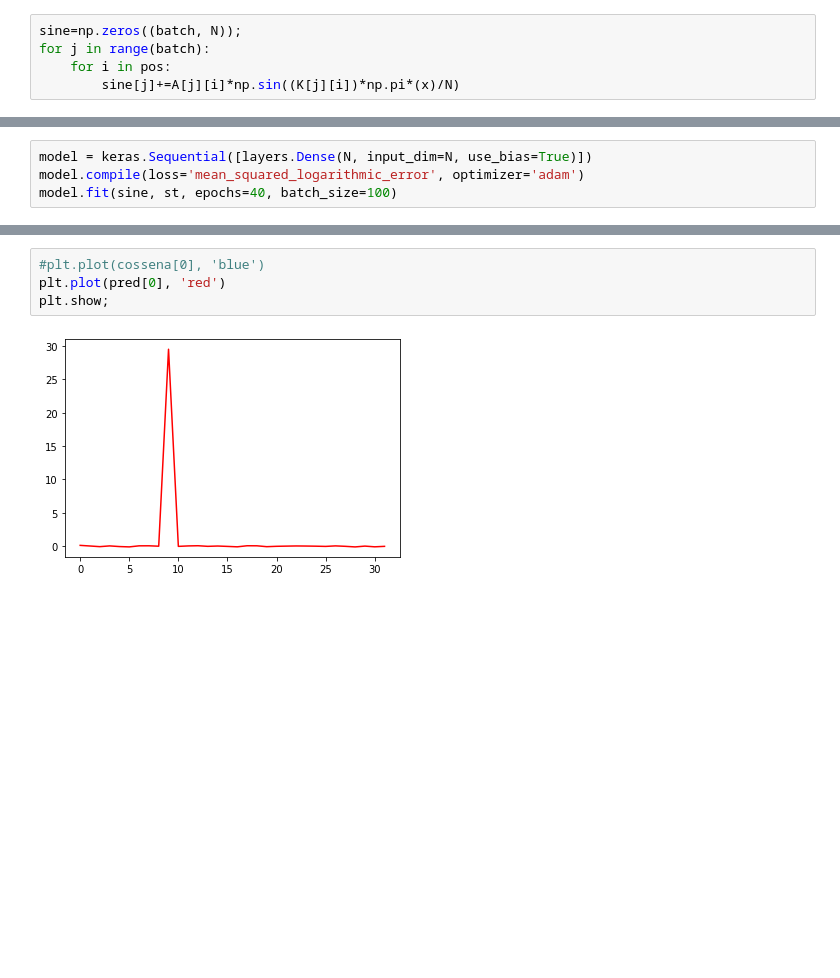
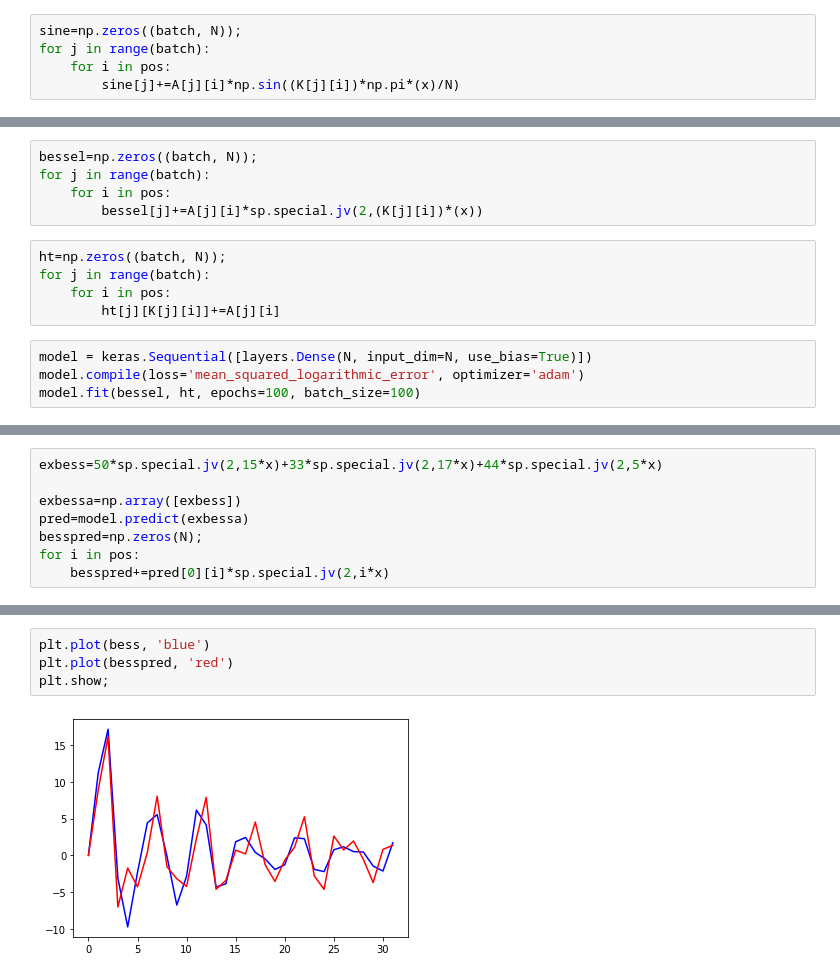
Before and after one commit to VCCA17/Waves-decomposition, a Jupyter notebook: ml_waves.ipynb, the cells around one changed output, grey strips where cells are left out. Cells and saved outputs as stored; diff of their text form; blank space fills up the shorter version.

Commit message:
bessel

```diff
--- a/ml_waves.ipynb
+++ b/ml_waves.ipynb
@@ -133,6 +164,16 @@ Epoch 40/40
+# %%
+bessel=np.zeros((batch, N));
+for j in range(batch):
+    for i in pos:
+        bessel[j]+=A[j][i]*sp.special.jv(2,(K[j][i])*(x))
+# %%
+ht=np.zeros((batch, N));
+for j in range(batch):
+    for i in pos:
+        ht[j][K[j][i]]+=A[j][i]
 # %%
 model = keras.Sequential([layers.Dense(N, input_dim=N, use_bias=True)])
 model.compile(loss='mean_squared_logarithmic_error', optimizer='adam')
-model.fit(sine, st, epochs=40, batch_size=100)
+model.fit(bessel, ht, epochs=100, batch_size=100)
 # %% [output]
 Train on 10000 samples
@@ -163,0 +197,8 @@ max(pred[0])
+# %%
+exbess=50*sp.special.jv(2,15*x)+33*sp.special.jv(2,17*x)+44*sp.special.jv(2,5*x)
+
+exbessa=np.array([exbess])
+pred=model.predict(exbessa)
+besspred=np.zeros(N);
+for i in pos:
+    besspred+=pred[0][i]*sp.special.jv(2,i*x)
@@ -164,6 +211,6 @@ max(pred[0])
 # %%
-#plt.plot(cossena[0], 'blue')
-plt.plot(pred[0], 'red')
+plt.plot(bess, 'blue')
+plt.plot(besspred, 'red')
 plt.show;
 # %% [output]
-[figure, old version]
+[figure, new version]
```
Also changed, not shown: parts of 16 cells of this notebook.
